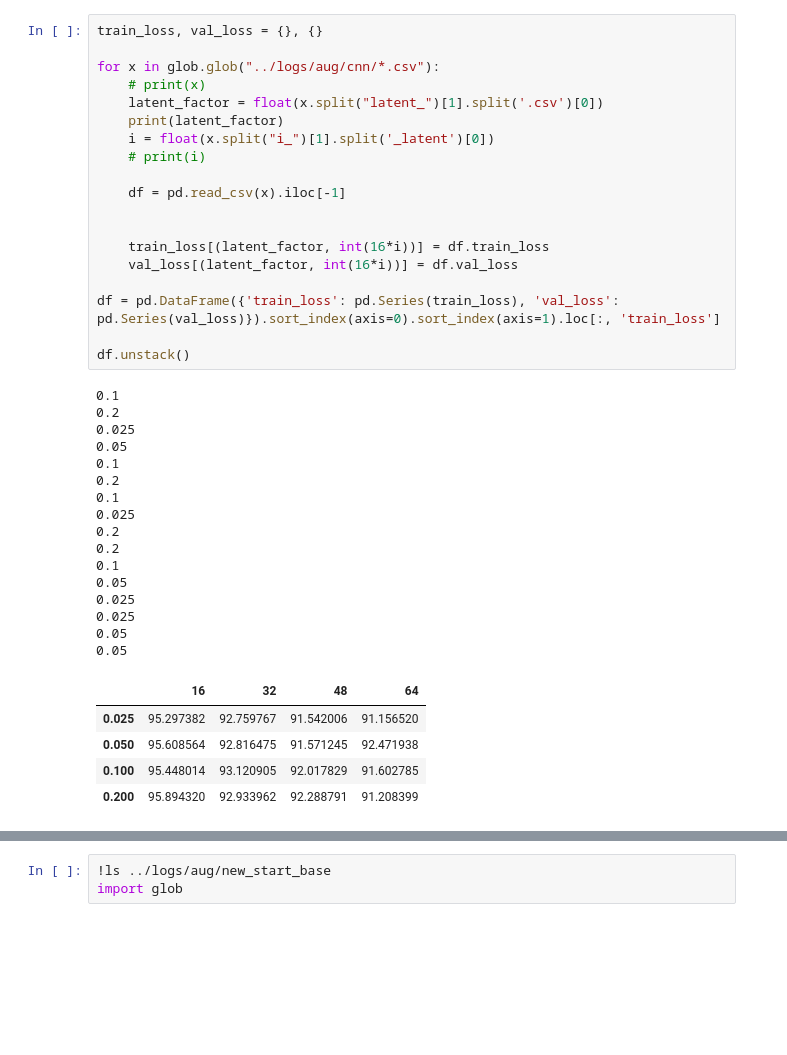
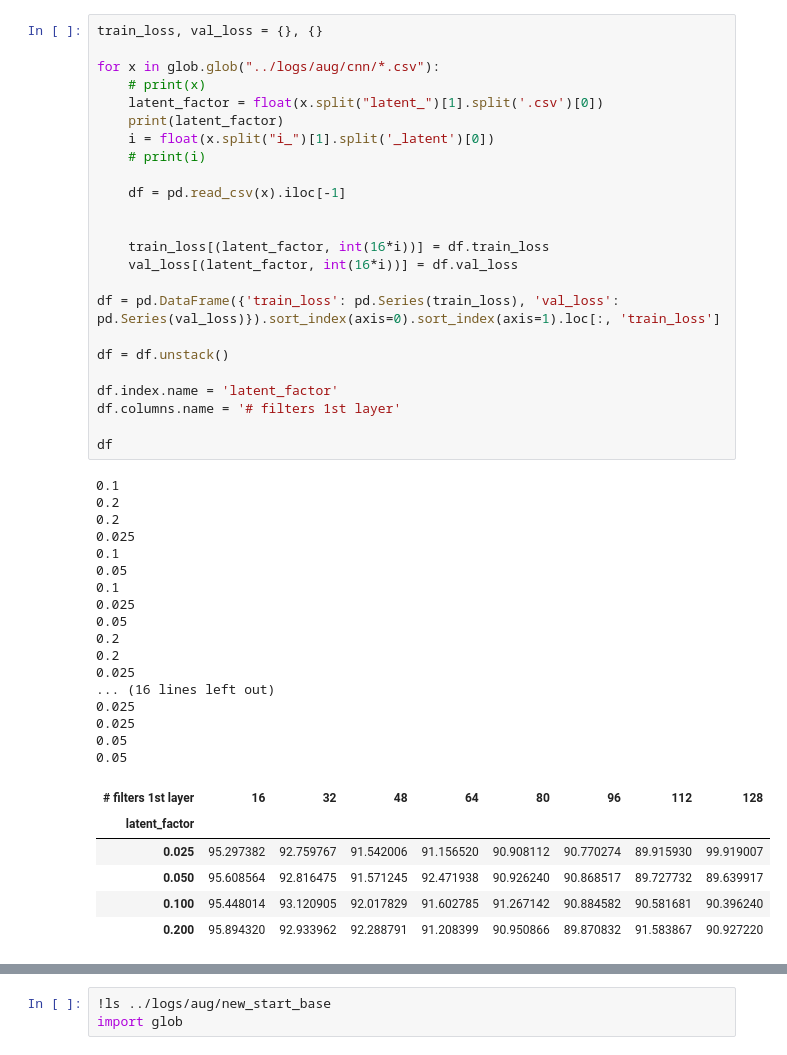
Before and after one commit to jredies/vae, a Jupyter notebook: notebook/cnn.ipynb, the cells around one changed output, grey strips where cells are left out. Saved outputs shown, nothing was run; the diff lists cells and outputs as text; blank space fills up the shorter version.

```diff
--- a/notebook/cnn.ipynb
+++ b/notebook/cnn.ipynb
@@ -19,41 +25,48 @@ pd.read_csv("../logs/aug/cnn/cnn_i_4_latent_0.2.csv").loc[:, [ 'train_loss', 'va
 # %%
 train_loss, val_loss = {}, {}
 
 for x in glob.glob("../logs/aug/cnn/*.csv"):
     # print(x)
     latent_factor = float(x.split("latent_")[1].split('.csv')[0])
     print(latent_factor)
     i = float(x.split("i_")[1].split('_latent')[0])
     # print(i)
 
     df = pd.read_csv(x).iloc[-1]
 
 
     train_loss[(latent_factor, int(16*i))] = df.train_loss
     val_loss[(latent_factor, int(16*i))] = df.val_loss
 
 df = pd.DataFrame({'train_loss': pd.Series(train_loss), 'val_loss': pd.Series(val_loss)}).sort_index(axis=0).sort_index(axis=1).loc[:, 'train_loss']
 
-df.unstack()
+df = df.unstack()
+
+df.index.name = 'latent_factor'
+df.columns.name = '# filters 1st layer'
+
+df
 # %% [output]
 0.1
 0.2
+0.2
+0.025
+0.1
+0.05
+0.1
 0.025
 0.05
-0.1
-0.2
-0.1
-0.025
 0.2
 0.2
-0.1
-0.05
+0.025
+... (16 lines left out)
 0.025
 0.025
 0.05
 0.05
-|  | 16 | 32 | 48 | 64 |
-| 0.025 | 95.297382 | 92.759767 | 91.542006 | 91.156520 |
-| 0.050 | 95.608564 | 92.816475 | 91.571245 | 92.471938 |
-| 0.100 | 95.448014 | 93.120905 | 92.017829 | 91.602785 |
-| 0.200 | 95.894320 | 92.933962 | 92.288791 | 91.208399 |
+| # filters 1st layer | 16 | 32 | 48 | 64 | 80 | 96 | 112 | 128 |
+| latent_factor |  |  |  |  |  |  |  |  |
+| 0.025 | 95.297382 | 92.759767 | 91.542006 | 91.156520 | 90.908112 | 90.770274 | 89.915930 | 99.919007 |
+| 0.050 | 95.608564 | 92.816475 | 91.571245 | 92.471938 | 90.926240 | 90.868517 | 89.727732 | 89.639917 |
+| 0.100 | 95.448014 | 93.120905 | 92.017829 | 91.602785 | 91.267142 | 90.884582 | 90.581681 | 90.396240 |
+| 0.200 | 95.894320 | 92.933962 | 92.288791 | 91.208399 | 90.950866 | 89.870832 | 91.583867 | 90.927220 |
```
Also changed, not shown: parts of 4 cells of this notebook, 1 other file.
